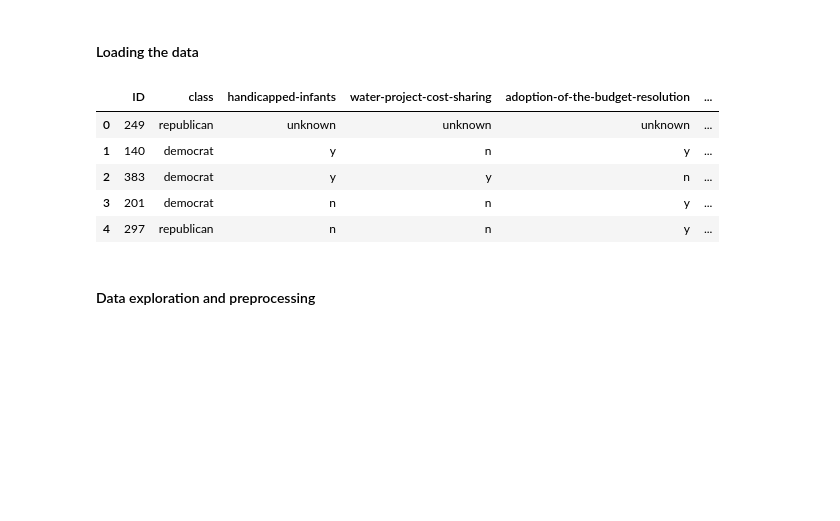
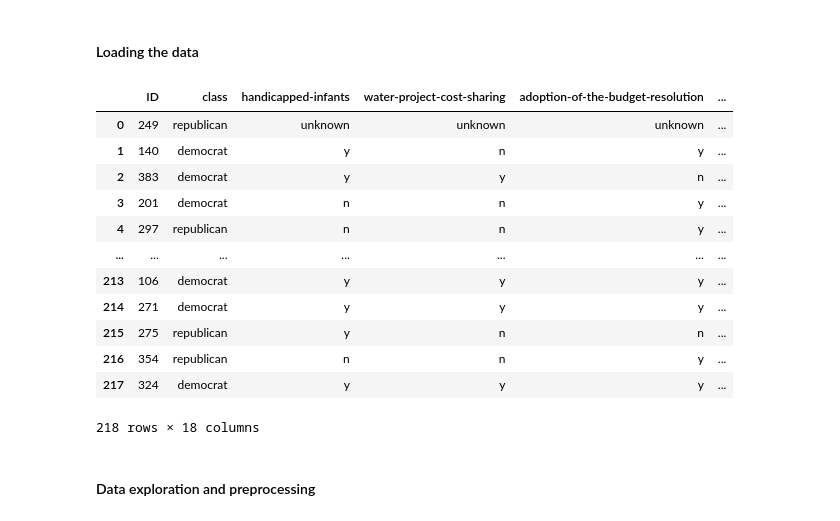
Before and after one commit to nadiaverdha/MachineLearningEx1, a Jupyter notebook: Ex1_kaggle_small.ipynb, the cells around one changed output. Cells and saved outputs as stored; diff of their text form; code cells hidden in the pictures; blank space fills up the shorter version.

Commit message:
Updated loading data- notsure about the files

```diff
--- a/Ex1_kaggle_small.ipynb
+++ b/Ex1_kaggle_small.ipynb
@@ -23,16 +23,28 @@ from sklearn.model_selection import GridSearchCV
 # %% [markdown]
 #### Loading the data
 # %%
-df_congress = pd.read_csv('data/CongressionalVotingID.shuf.lrn.csv')
+# train data
+congress_train = pd.read_csv('data/congress/CongressionalVotingID.shuf.lrn.csv')
+
+#test data
+
+congres_test = pd.read_csv('data/congress/CongressionalVotingID.shuf.tes.csv')
-# %%
-df_congress.head(5)
-# %% [output]
-|  | ID | class | handicapped-infants | water-project-cost-sharing | adoption-of-the-budget-resolution | ... |
-| 0 | 249 | republican | unknown | unknown | unknown | ... |
-| 1 | 140 | democrat | y | n | y | ... |
-| 2 | 383 | democrat | y | y | n | ... |
-| 3 | 201 | democrat | n | n | y | ... |
-| 4 | 297 | republican | n | n | y | ... |
+# %%
+congress_train
+# %% [output]
+|  | ID | class | handicapped-infants | water-project-cost-sharing | adoption-of-the-budget-resolution | ... |
+| 0 | 249 | republican | unknown | unknown | unknown | ... |
+| 1 | 140 | democrat | y | n | y | ... |
+| 2 | 383 | democrat | y | y | n | ... |
+| 3 | 201 | democrat | n | n | y | ... |
+| 4 | 297 | republican | n | n | y | ... |
+| ... | ... | ... | ... | ... | ... | ... |
+| 213 | 106 | democrat | y | y | y | ... |
+| 214 | 271 | democrat | y | y | y | ... |
+| 215 | 275 | republican | y | n | n | ... |
+| 216 | 354 | republican | n | n | y | ... |
+| 217 | 324 | democrat | y | y | y | ... |
+218 rows × 18 columns
 # %% [markdown]
 #### Data exploration and preprocessing
 # %%
```
Also changed, not shown: parts of 14 cells of this notebook.
